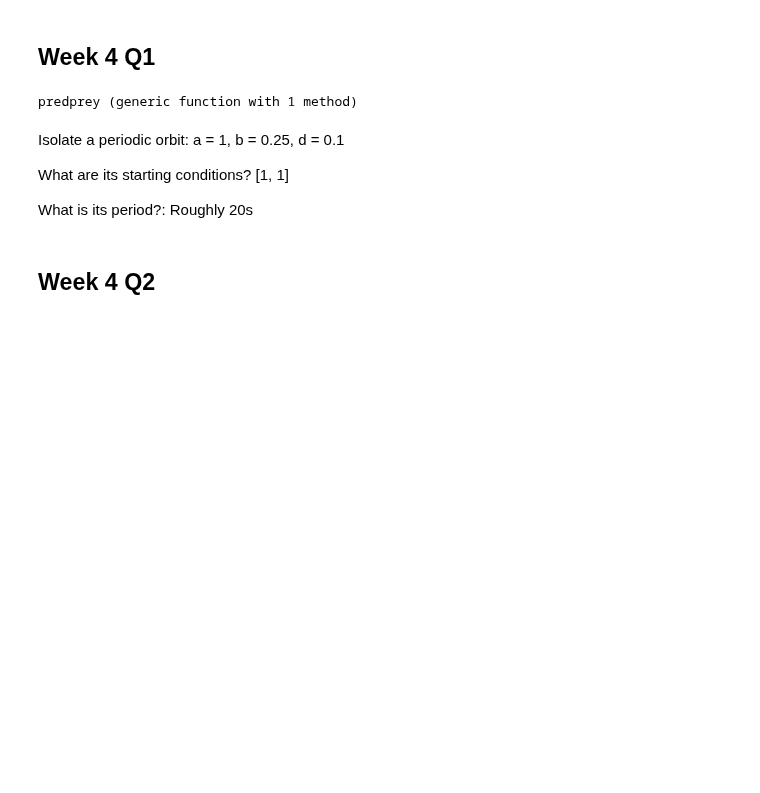
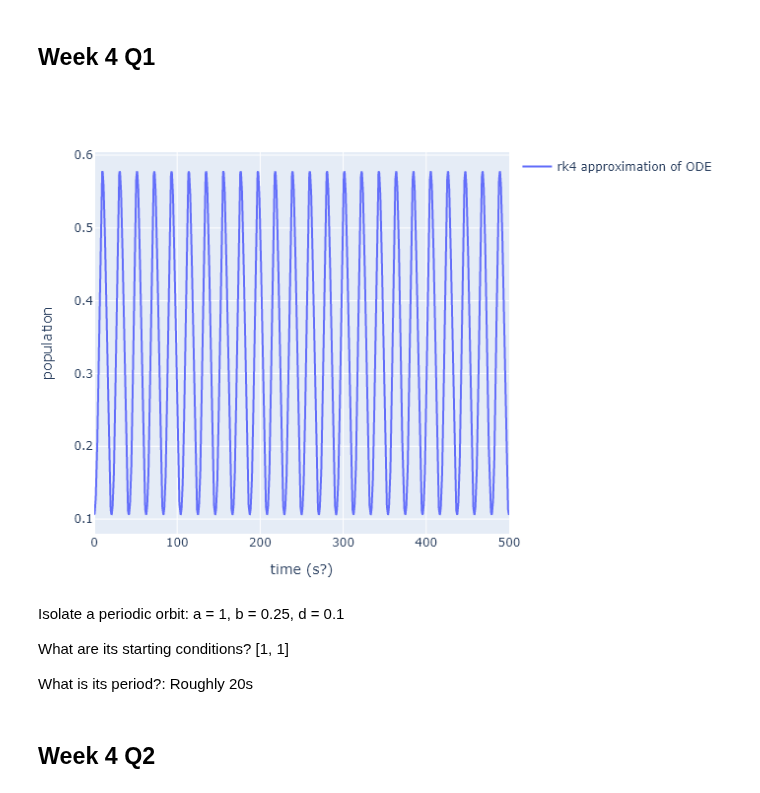
Before and after one commit to crispianm/SciComp, a Jupyter notebook: numerical shooting.ipynb, the cells around one changed output. Saved outputs shown, nothing was run; the diff lists cells and outputs as text; code cells hidden in the pictures; blank space fills up the shorter version.

Commit message:
Added test notebook and hopf functions

```diff
--- a/numerical shooting.ipynb
+++ b/numerical shooting.ipynb
@@ -7,33 +7,34 @@ using NLsolve
 # %%
 function predprey(u, t)
 
     # println(u)
 
     if(!isapprox(length(u), 2.0; atol=eps(Float64), rtol=0))
         throw(error("Please make sure you have entered two initial conditions for the function."))
     end
 
     a = 1
     b = 0.2
     d = 0.1
     x = u[1]
     y = u[2]
 
     x_dot = x.*(1-x)- (a.*x.*y)./(d + x)
     y_dot = b.*y.*(1 - (y./x))
 
     return [x_dot y_dot]
 end
 
-# t = 0:0.1:500
-# u0 = [1 1]
+t = 0:0.1:500
+u0 = [.57787148 .2861488]
+u0 = [0.106039 0.184191]
 
 
-# include("visualisation.jl")
+include("visualisation.jl")
 
-# plot_ode(predprey, u0, t, ["time (s?)" "population"])
+plot_ode(predprey, u0, t, ["time (s?)" "population"])
 # %% [output]
-predprey (generic function with 1 method)
+[figure, added]
 # %% [markdown]
 Isolate a periodic orbit: a = 1, b = 0.25, d = 0.1
 
```
Also changed, not shown: parts of 6 cells of this notebook, 4 other files.
